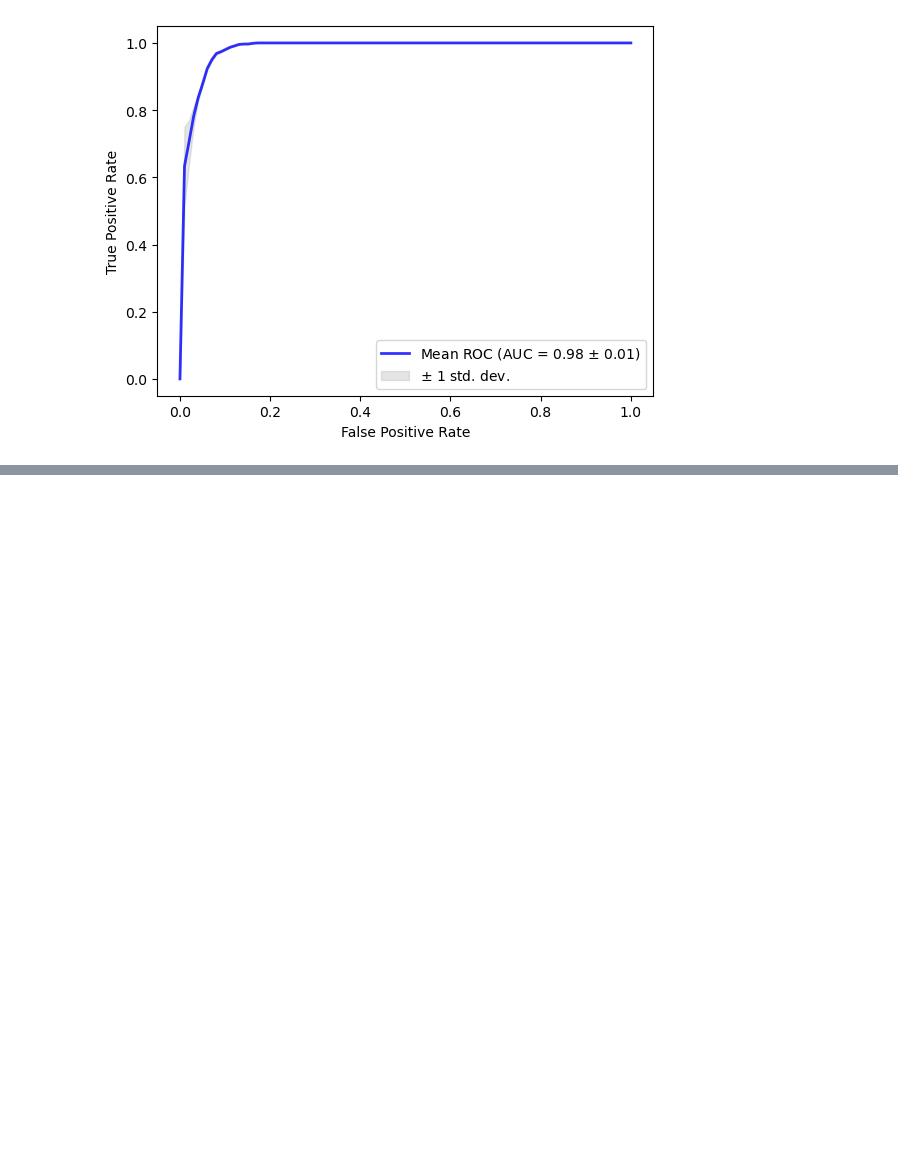
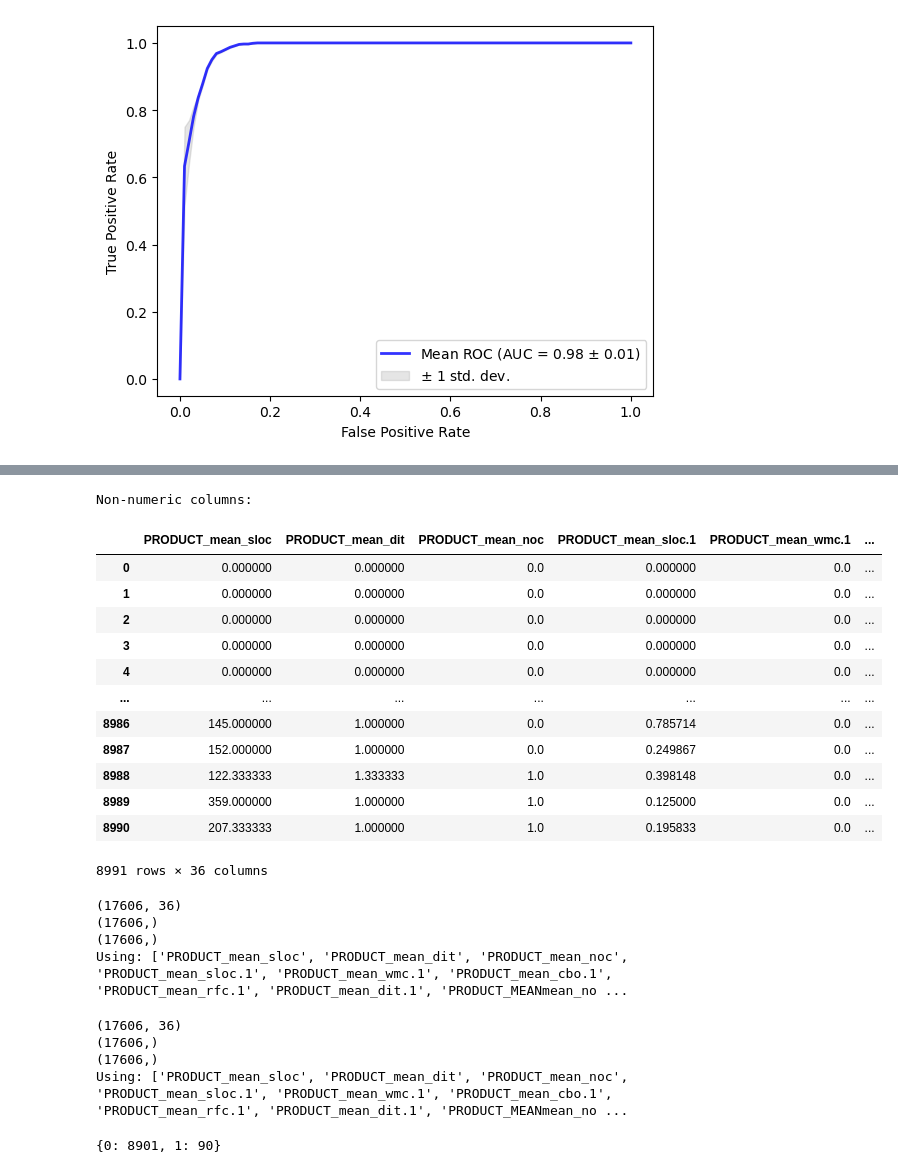
Before and after one commit to domomm/thesis, a Jupyter notebook: ml/main_ml.ipynb, the cells around one changed output, grey strips where cells are left out. Saved outputs shown, nothing was run; the diff lists cells and outputs as text; code cells hidden in the pictures; blank space fills up the shorter version.

Commit message:
sanity check with jit data

```diff
--- a/ml/main_ml.ipynb
+++ b/ml/main_ml.ipynb
@@ -23,6 +23,7 @@ data_dir = os.path.join(this_dir, "data")
 ml_vars_dir = os.path.join(data_dir, "ml_vars")
 tc_v13_path = os.path.join(data_dir, "tabulated_commits_v13_nov.json")
 tc_v14_path = os.path.join(data_dir, "tabulated_commits_v14_nov.json")
+jit_data = "/home/deck/Documents/masterGT/mt/jit-vulnerability-prediction-master/scripts/ml_pipeline/data_for_analysis.csv"
 # %% [markdown]
 ## Data pre-processing
 
@@ -1059,0 +1174,2 @@ AUC: 98.48 % ± 0.57 %
+# %%
+df_jit = pd.read_csv(jit_data, low_memory=False)
@@ -1059,0 +1222,57 @@ AUC: 98.48 % ± 0.57 %
+# %%
+colX = []
+for c in df_jit.columns:
+    if "PRODUCT_" in c or "PROCESS_" in c:
+        colX.append(c)
+df_jit_prodproc = df_jit[colX]
+df_jit_prodproc = df_jit_prodproc.replace([np.inf, -np.inf], np.nan).fillna(0)
+df_jit_prodproc['PROCESS_fix'] = df_jit_prodproc['PROCESS_fix'].astype(int)
+print_nonnumeric_cols(df_jit_prodproc)
+feature_selection_jit(df_jit_prodproc, colX, 'ksjdskj')
+# %% [output]
+Non-numeric columns:
+|  | PRODUCT_mean_sloc | PRODUCT_mean_dit | PRODUCT_mean_noc | PRODUCT_mean_sloc.1 | PRODUCT_mean_wmc.1 | ... |
+| 0 | 0.000000 | 0.000000 | 0.0 | 0.000000 | 0.0 | ... |
+| 1 | 0.000000 | 0.000000 | 0.0 | 0.000000 | 0.0 | ... |
+| 2 | 0.000000 | 0.000000 | 0.0 | 0.000000 | 0.0 | ... |
+| 3 | 0.000000 | 0.000000 | 0.0 | 0.000000 | 0.0 | ... |
+| 4 | 0.000000 | 0.000000 | 0.0 | 0.000000 | 0.0 | ... |
+| ... | ... | ... | ... | ... | ... | ... |
+| 8986 | 145.000000 | 1.000000 | 0.0 | 0.785714 | 0.0 | ... |
+| 8987 | 152.000000 | 1.000000 | 0.0 | 0.249867 | 0.0 | ... |
+| 8988 | 122.333333 | 1.333333 | 1.0 | 0.398148 | 0.0 | ... |
+| 8989 | 359.000000 | 1.000000 | 1.0 | 0.125000 | 0.0 | ... |
+| 8990 | 207.333333 | 1.000000 | 1.0 | 0.195833 | 0.0 | ... |
+8991 rows × 36 columns
+# %%
+X_jit, y_jit, groups_jit, colX_jit = jit_data_preprocessing('CK-PROCESS', True)
+print(X_jit.shape)
+print(y_jit.shape)
+print(groups_jit.shape)
+print('Using: %s' %colX_jit)
+# %% [output]
+(17606, 36)
+(17606,)
+(17606,)
+Using: ['PRODUCT_mean_sloc', 'PRODUCT_mean_dit', 'PRODUCT_mean_noc', 'PRODUCT_mean_sloc.1', 'PRODUCT_mean_wmc.1', 'PRODUCT_mean_cbo.1', 'PRODUCT_mean_rfc.1', 'PRODUCT_mean_dit.1', 'PRODUCT_MEANmean_no ...
+# %%
+X_jit_osf, y_jit_osf, groups_jit_osf, colX_jit_osf = jit_data_preprocessing('CK-PROCESS', False)
+print(X_jit.shape)
+print(y_jit.shape)
+print(groups_jit.shape)
+print('Using: %s' %colX_jit)
+# %% [output]
+(17606, 36)
+(17606,)
+(17606,)
+Using: ['PRODUCT_mean_sloc', 'PRODUCT_mean_dit', 'PRODUCT_mean_noc', 'PRODUCT_mean_sloc.1', 'PRODUCT_mean_wmc.1', 'PRODUCT_mean_cbo.1', 'PRODUCT_mean_rfc.1', 'PRODUCT_mean_dit.1', 'PRODUCT_MEANmean_no ...
+# %%
+
+def count_label_occurrences(labels):
+    unique_labels, counts = np.unique(labels, return_counts=True)
+    label_counts = dict(zip(unique_labels, counts))
+    return label_counts
+
+count_label_occurrences(y_jit_osf)
+# %% [output]
+{0: 8901, 1: 90}
```
Also changed, not shown: parts of 16 cells of this notebook, 3 other files.
